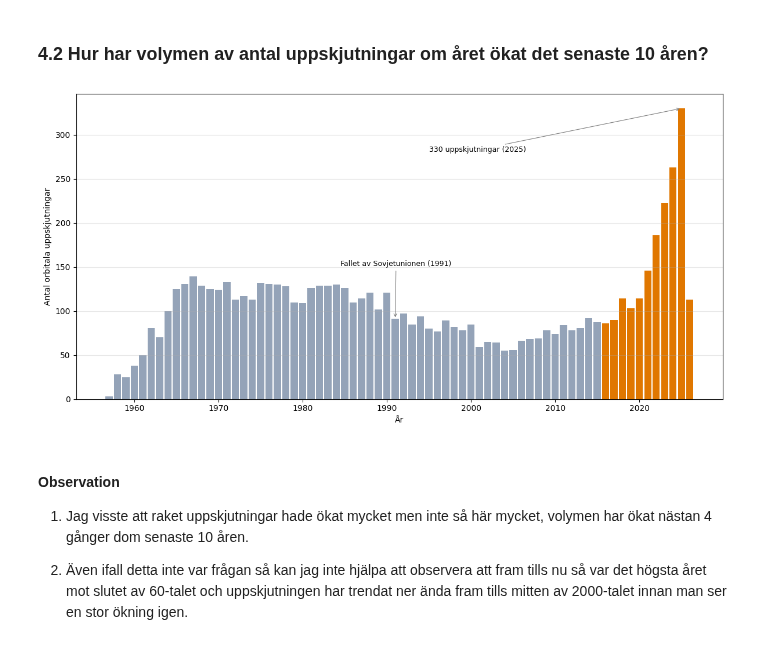
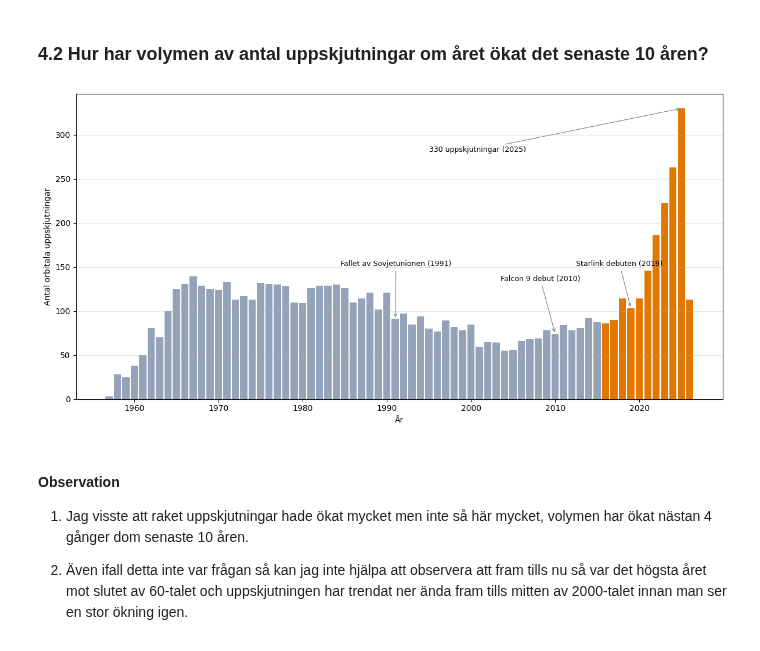
Before and after one commit to jacoblasse/KK1-rymduppskjutningar, a Jupyter notebook: notebook.ipynb, the cells around one changed output. Cells and saved outputs as stored; diff of their text form; code cells hidden in the pictures.

Commit message:
annotate Falcon9 and starlink debut on launch cadence graph

```diff
--- a/notebook.ipynb
+++ b/notebook.ipynb
@@ -427,34 +427,46 @@ fig, ax = plt.subplots(figsize=(12, 6))
 
 year_cutoff = 2016
 
 colors = ["#e07700" if year >= year_cutoff else "#94a3b8" for year in by_year.index]
 ax.bar(by_year.index, by_year["total"], color=colors, width=0.85)
 
 
 
 ax.annotate("Fallet av Sovjetunionen (1991)",
             xy=(1991, by_year.loc[1991, "total"]),
             xytext=(1991 - 6.5, by_year.loc[1991, "total"] + 60),
             arrowprops=dict(arrowstyle="->", color="gray", lw=0.8),
             fontsize=9)
 
+ax.annotate("Falcon 9 debut (2010)",
+            xy=(2010, by_year.loc[2010, "total"]),
+            xytext=(2010 - 6.5, by_year.loc[2010, "total"] + 60),
+            arrowprops=dict(arrowstyle="->", color="gray", lw=0.8),
+            fontsize=9)
+
+ax.annotate("Starlink debuten (2019)",
+            xy=(2019, by_year.loc[2019, "total"]),
+            xytext=(2019 - 6.5, by_year.loc[1991, "total"] + 60),
+            arrowprops=dict(arrowstyle="->", color="gray", lw=0.8),
+            fontsize=9)
+
 peak_year = by_year["total"].idxmax()
 peak_value = by_year["total"].max()
 ax.annotate(f"{peak_value} uppskjutningar ({peak_year})",
             xy=(peak_year, peak_value),
             xytext=(peak_year - 30, peak_value * 0.85),
             arrowprops=dict(arrowstyle="->", color="gray", lw=0.8),
             fontsize=9)
 
 
 
 ax.set_xlabel("År")
 ax.set_ylabel("Antal orbitala uppskjutningar")
 ax.grid(True, alpha=0.3, axis="y")
 plt.tight_layout()
 plt.show()
 # %% [output]
-[figure, old version]
+[figure, new version]
 # %% [markdown]
 #### Observation
 
```
